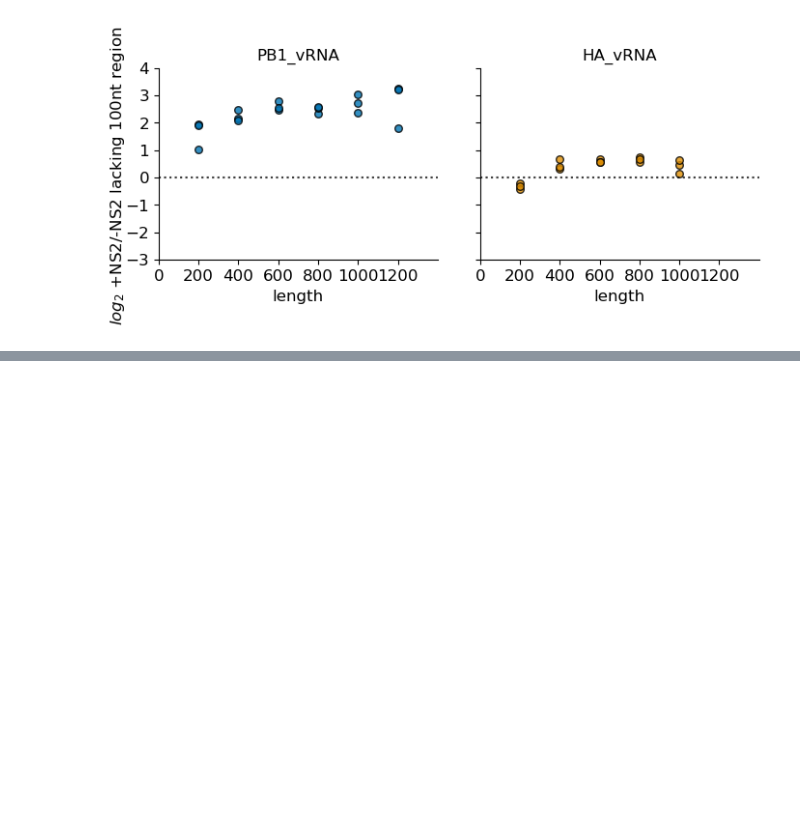
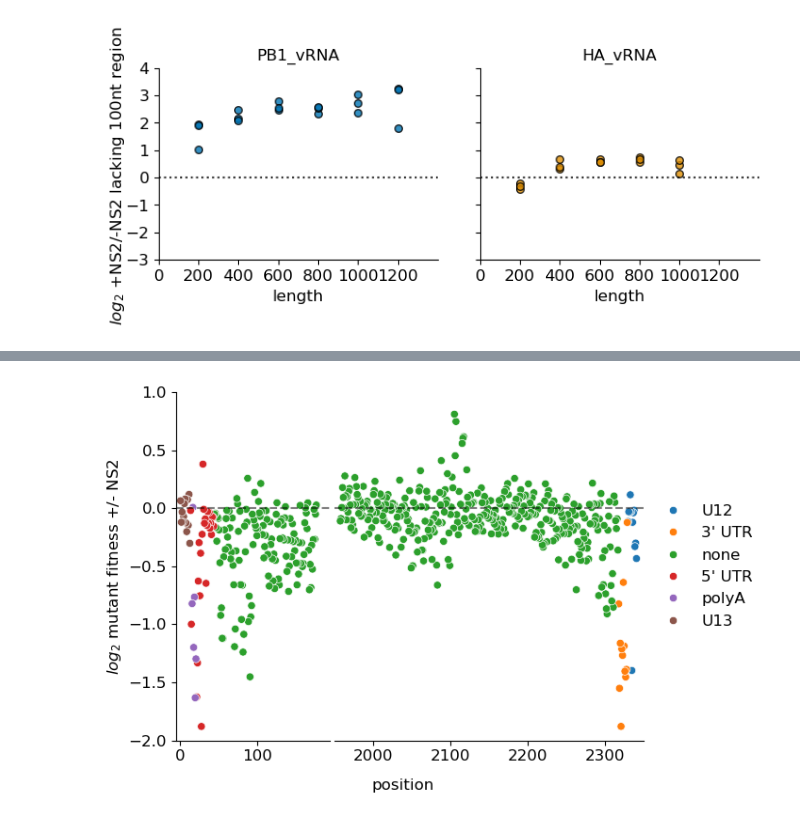
Before and after one commit to Russell-laboratory/NS2_sequence_specificity, a Jupyter notebook: Figures_sequencing.ipynb, the cells around one changed output, grey strips where cells are left out. Saved outputs shown, nothing was run; the diff lists cells and outputs as text; code cells hidden in the pictures; blank space fills up the shorter version.

```diff
--- a/Figures_sequencing.ipynb
+++ b/Figures_sequencing.ipynb
@@ -356,0 +463,47 @@ plt.savefig(supFigDir + 'enrichmentLengthPoly100ntabsent.pdf', format='pdf', bbo
+# %%
+PB1length = 2341
+freqCompare['context'] = 'none'
+freqCompare.loc[freqCompare.position <= 24, 'context'] = '3\' UTR'
+freqCompare.loc[freqCompare.position <= 12, 'context'] = 'U12'
+freqCompare.loc[freqCompare.position >= 519, 'context'] = '5\' UTR'
+freqCompare.loc[(freqCompare.position >= 542) & (freqCompare.position <= 547), 'context'] = 'polyA'
+
+freqCompare.loc[freqCompare.position >= 550, 'context'] = 'U13'
+#fix position in positive then invert
+junctionLastBase = 385
+otherSideExclude = 2164
+
+freqCompare['FullLengthPos'] = freqCompare.position
+freqCompare.loc[freqCompare.position > 385, 'FullLengthPos'] = freqCompare.loc[freqCompare.position > 385].FullLengthPos + otherSideExclude -junctionLastBase
+#now invert
+freqCompare['FullLengthPos'] = PB1length - freqCompare.FullLengthPos + 1
+# %%
+f, (ax1, ax2) = plt.subplots(1, 2, gridspec_kw={'width_ratios': [1, 2]}, sharey=True)
+
+ax = sns.scatterplot(data = freqCompare, x='FullLengthPos', y='enrichment', hue='context',hue_order=['U12','3\' UTR','none','5\' UTR', 'polyA','U13'], ax=ax1)
+
+ax = sns.scatterplot(data = freqCompare, x='FullLengthPos', y='enrichment', hue='context',hue_order=['U12','3\' UTR','none','5\' UTR', 'polyA','U13'], ax=ax2)
+
+ax1.set_xlim(-5,195)
+ax2.set_xlim(1950,2350)
+
+sns.despine()
+ax2.spines['left'].set_visible(False)
+ax1.get_legend().remove()
+ax2.tick_params(left = False)
+ax1.set_ylabel('$log_{2}$ mutant fitness +/- NS2')
+
+ax2.legend(loc='center left', bbox_to_anchor=(1, 0.5), frameon=False)
+plt.subplots_adjust(wspace=0.02, hspace=0)
+ax1.set_xlabel('')
+ax2.set_xlabel('')
+
+plt.ylim(-2,1)
+
+ax1.axhline(y=0, color = 'k',ls = '--', alpha =0.5)
+ax2.axhline(y=0, color = 'k',ls = '--', alpha =0.5)
+f.text(0.45, 0.01, 'position', va='center', rotation='horizontal')
+
+plt.savefig('Figures/SNPcoordSelectionNoStat.pdf', format='pdf', bbox_inches = "tight")
+# %% [output]
+[figure, added]
```
Also changed, not shown: parts of 22 cells of this notebook, 48 other files.
